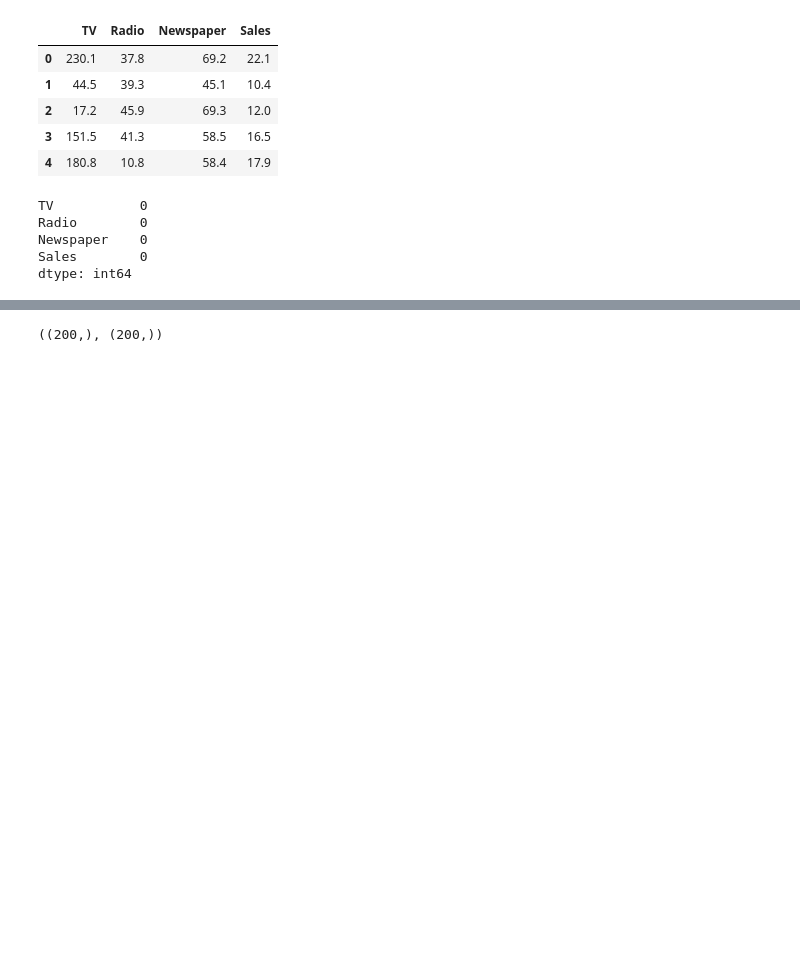
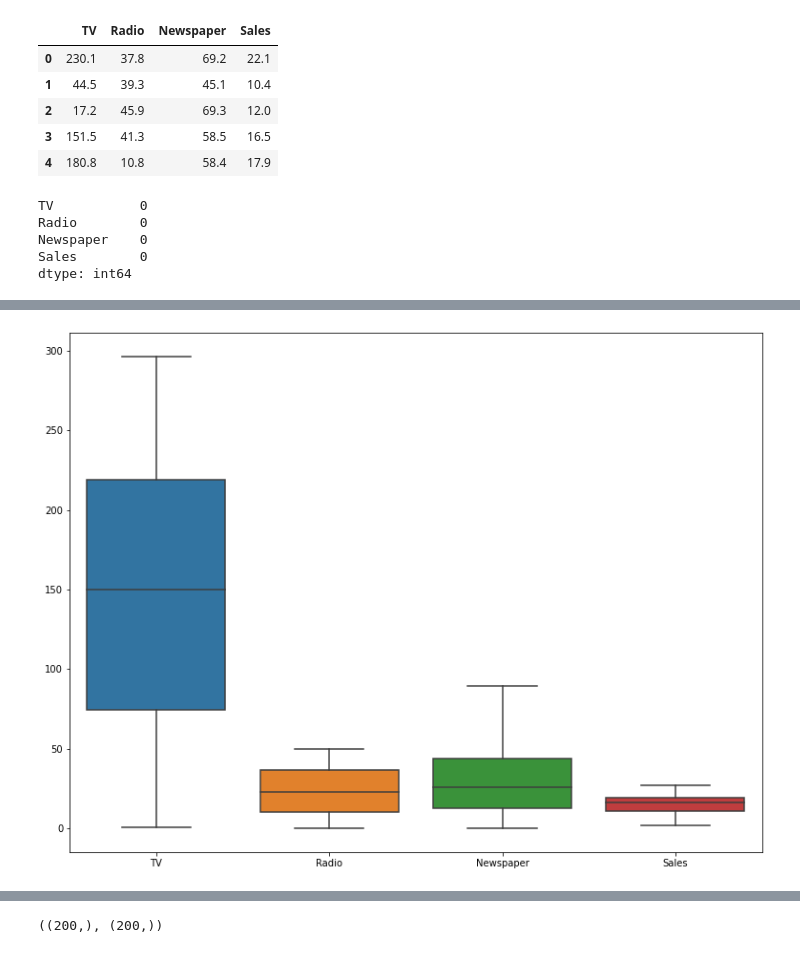
Before and after one commit to eashabibi/FML, a Jupyter notebook: Univariate_on_Company_dataset.ipynb, the cells around one changed output, grey strips where cells are left out. Drawn from its saved outputs; the diff is of its cells as text; code cells hidden in the pictures; blank space fills up the shorter version.

```diff
--- a/Univariate_on_Company_dataset.ipynb
+++ b/Univariate_on_Company_dataset.ipynb
@@ -29,0 +66,12 @@ y=company['Sales'].values
+# %%
+# inserting outliers as any measures of central tendency mean (or) median (or) mode
+# updating newspaper coloumn
+company["Newspaper"]=company["Newspaper"].replace(outliers,company["Newspaper"].mean())
+# %%
+# boxplot
+# figsize to increse size of plot
+plt.figure(figsize=(13,10))
+sns.boxplot(company)
+plt.show()
+# %% [output]
+[figure, added]
```
Also changed, not shown: parts of 12 cells of this notebook.
